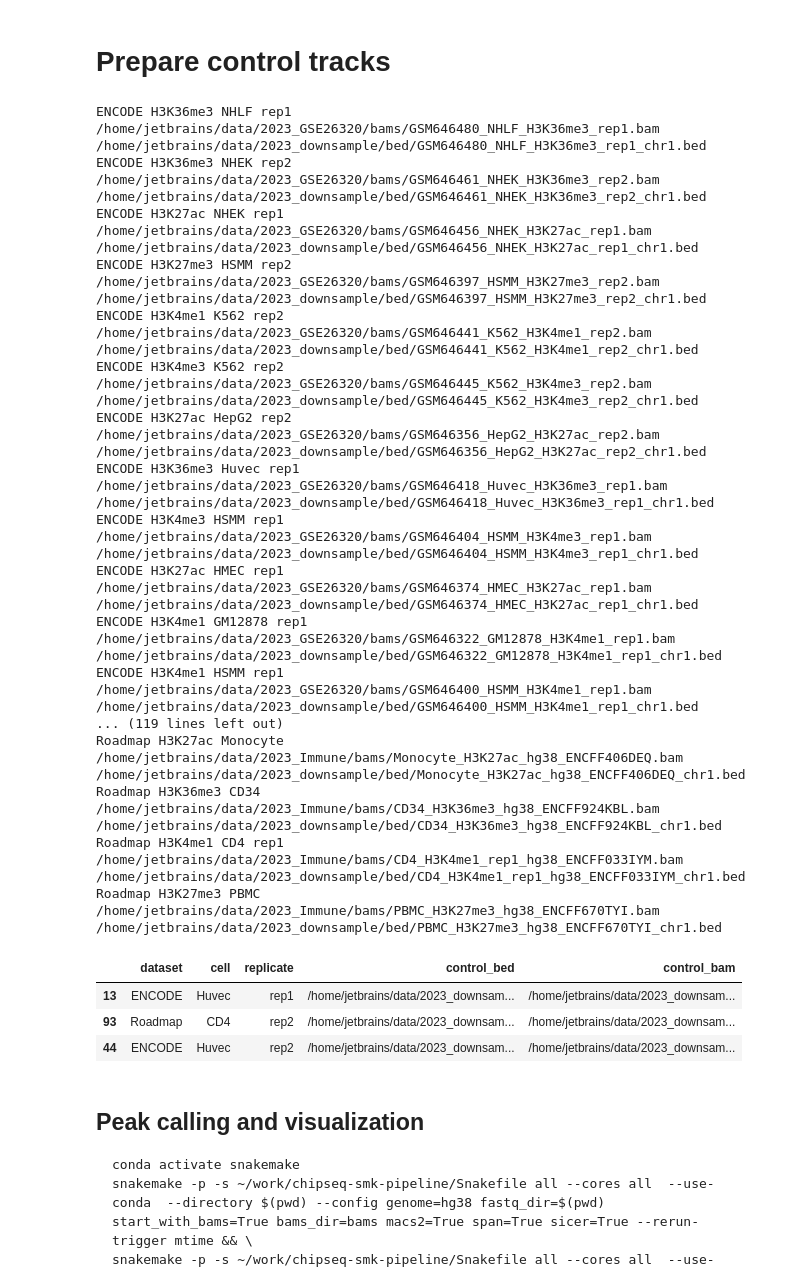
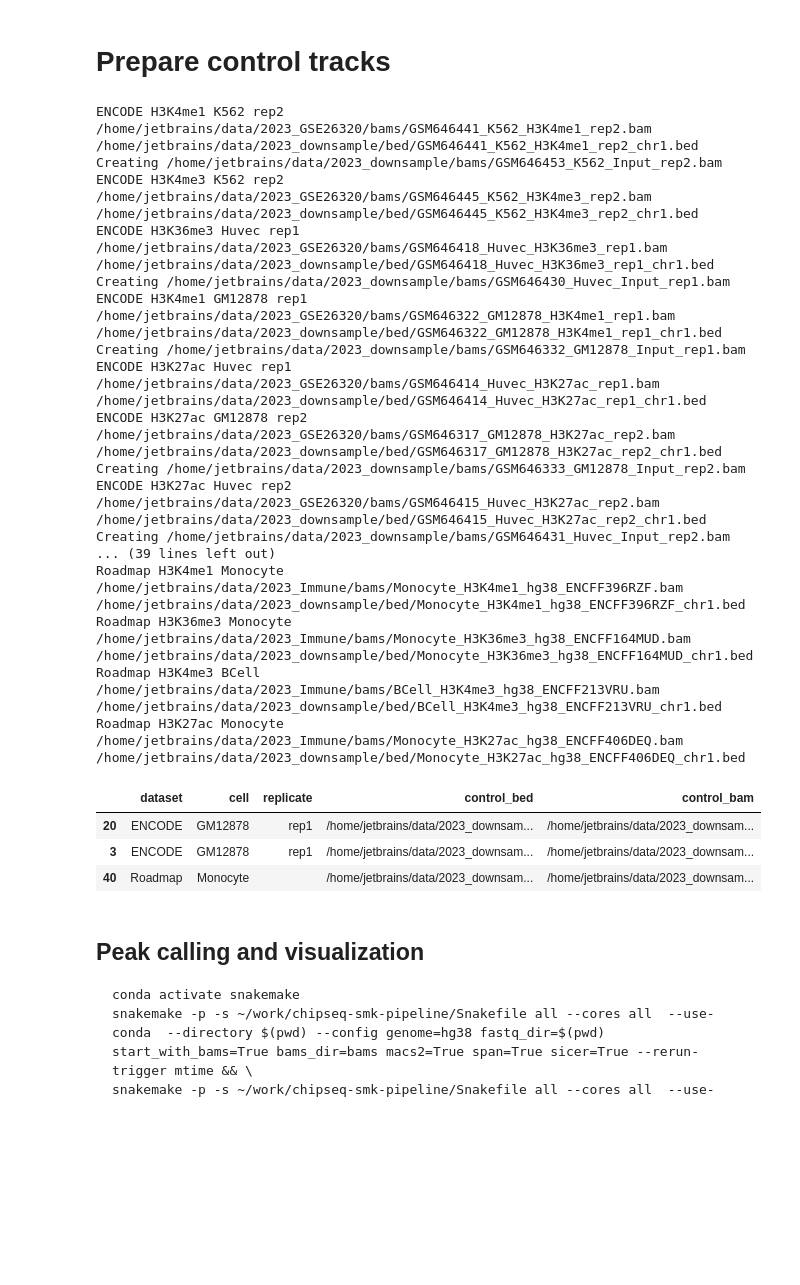
Before and after one commit to JetBrains-Research/peak-callers-analysis, a Jupyter notebook: 2023 - downsample_mix.ipynb, the cells around one changed output. Cells and saved outputs as stored; diff of their text form; code cells hidden in the pictures; blank space fills up the shorter version.

```diff
--- a/2023 - downsample_mix.ipynb
+++ b/2023 - downsample_mix.ipynb
@@ -258,8 +258,12 @@ DOWNSAMPLE_FRACTIONS = [0.7, 0.5, 0.2, 0.1]
 ! mkdir -p {DOWNSAMPLE_DIR}/bed
 
 beds = []
-for bam_file in tqdm(df_bam_beds['bam_file']):
+for _, (c, bam_file) in tqdm(df_bam_beds[['cell', 'bam_file']].iterrows()):
     bed_file = f'{DOWNSAMPLE_DIR}/bed/{os.path.basename(bam_file).replace(".bam", "_chr1.bed")}'
+    # Limit cells
+    if c not in ['GM12878', 'K562', 'Huvec', 'TCell', 'BCell', 'Monocyte']:
+        beds.append(bed_file)
+        continue
     print(bed_file)
     beds.append(bed_file)
     tab = '\t'
@@ -350,10 +354,14 @@ Signal /home/jetbrains/data/2023_downsample/bed/PBMC_H3K27me3_hg38_ENCFF670TYI_c
 # %% [markdown]
 # Prepare control tracks
 # %%
+! mkdir -p {DOWNSAMPLE_DIR}/bams
 controls = []
 
 for _, (ds, m, c, r, bam_file, bed_file) in tqdm(
         df_bam_beds[['dataset', 'modification', 'cell', 'replicate', 'bam_file', 'bed_file']].iterrows()):
+    # Limit cells
+    if c not in ['GM12878', 'K562', 'Huvec', 'TCell', 'BCell', 'Monocyte']:
+        continue
     print(ds, m, c, r, bam_file, bed_file)
     t = df_bams[(df_bams['dataset'] == ds) & (df_bams['modification'] == 'Control') & (df_bams['cell'] == c)]
     tr = t[t['replicate'] == r]
@@ -362,48 +370,48 @@ for _, (ds, m, c, r, bam_file, bed_file) in tqdm(
         control_bam = tr['bam_file'].values[0]
     elif len(t) == 1:
         control_bam = t['bam_file'].values[0]
     if control_bam is None:
         print('No control', ds, m, c, r)
         display(t)
         continue
 
     control_name = os.path.basename(control_bam)
     control_bed = f'{DOWNSAMPLE_DIR}/bed/{control_name.replace(".bam", "_chr1.bed")}'
     tab = '\t'
     if not os.path.exists(control_bed):
         print(f'Creating {control_bed}')
         ! bamToBed -i {control_bam} | grep "chr1{tab}" > {control_bed}
     control_bam = f'{DOWNSAMPLE_DIR}/bams/{control_name}'
     if not os.path.exists(control_bam):
         print(f'Creating {control_bam}')
         ! bedToBam -i {control_bed} -g {DOWNSAMPLE_DIR}/hg38.chrom.sizes > {control_bam}
     controls.append((ds, c, r, control_bed, control_bam))
 
 df_controls = pd.DataFrame(controls, columns=['dataset', 'cell', 'replicate', 'control_bed', 'control_bam'])
 del controls
 df_controls.sample(3)
 # %% [output]
-ENCODE H3K36me3 NHLF rep1 /home/jetbrains/data/2023_GSE26320/bams/GSM646480_NHLF_H3K36me3_rep1.bam /home/jetbrains/data/2023_downsample/bed/GSM646480_NHLF_H3K36me3_rep1_chr1.bed
-ENCODE H3K36me3 NHEK rep2 /home/jetbrains/data/2023_GSE26320/bams/GSM646461_NHEK_H3K36me3_rep2.bam /home/jetbrains/data/2023_downsample/bed/GSM646461_NHEK_H3K36me3_rep2_chr1.bed
-ENCODE H3K27ac NHEK rep1 /home/jetbrains/data/2023_GSE26320/bams/GSM646456_NHEK_H3K27ac_rep1.bam /home/jetbrains/data/2023_downsample/bed/GSM646456_NHEK_H3K27ac_rep1_chr1.bed
-ENCODE H3K27me3 HSMM rep2 /home/jetbrains/data/2023_GSE26320/bams/GSM646397_HSMM_H3K27me3_rep2.bam /home/jetbrains/data/2023_downsample/bed/GSM646397_HSMM_H3K27me3_rep2_chr1.bed
 ENCODE H3K4me1 K562 rep2 /home/jetbrains/data/2023_GSE26320/bams/GSM646441_K562_H3K4me1_rep2.bam /home/jetbrains/data/2023_downsample/bed/GSM646441_K562_H3K4me1_rep2_chr1.bed
+Creating /home/jetbrains/data/2023_downsample/bams/GSM646453_K562_Input_rep2.bam
 ENCODE H3K4me3 K562 rep2 /home/jetbrains/data/2023_GSE26320/bams/GSM646445_K562_H3K4me3_rep2.bam /home/jetbrains/data/2023_downsample/bed/GSM646445_K562_H3K4me3_rep2_chr1.bed
-ENCODE H3K27ac HepG2 rep2 /home/jetbrains/data/2023_GSE26320/bams/GSM646356_HepG2_H3K27ac_rep2.bam /home/jetbrains/data/2023_downsample/bed/GSM646356_HepG2_H3K27ac_rep2_chr1.bed
 ENCODE H3K36me3 Huvec rep1 /home/jetbrains/data/2023_GSE26320/bams/GSM646418_Huvec_H3K36me3_rep1.bam /home/jetbrains/data/2023_downsample/bed/GSM646418_Huvec_H3K36me3_rep1_chr1.bed
-ENCODE H3K4me3 HSMM rep1 /home/jetbrains/data/2023_GSE26320/bams/GSM646404_HSMM_H3K4me3_rep1.bam /home/jetbrains/data/2023_downsample/bed/GSM646404_HSMM_H3K4me3_rep1_chr1.bed
-ENCODE H3K27ac HMEC rep1 /home/jetbrains/data/2023_GSE26320/bams/GSM646374_HMEC_H3K27ac_rep1.bam /home/jetbrains/data/2023_downsample/bed/GSM646374_HMEC_H3K27ac_rep1_chr1.bed
+Creating /home/jetbrains/data/2023_downsample/bams/GSM646430_Huvec_Input_rep1.bam
 ENCODE H3K4me1 GM12878 rep1 /home/jetbrains/data/2023_GSE26320/bams/GSM646322_GM12878_H3K4me1_rep1.bam /home/jetbrains/data/2023_downsample/bed/GSM646322_GM12878_H3K4me1_rep1_chr1.bed
-ENCODE H3K4me1 HSMM rep1 /home/jetbrains/data/2023_GSE26320/bams/GSM646400_HSMM_H3K4me1_rep1.bam /home/jetbrains/data/2023_downsample/bed/GSM646400_HSMM_H3K4me1_rep1_chr1.bed
-... (119 lines left out)
+Creating /home/jetbrains/data/2023_downsample/bams/GSM646332_GM12878_Input_rep1.bam
+ENCODE H3K27ac Huvec rep1 /home/jetbrains/data/2023_GSE26320/bams/GSM646414_Huvec_H3K27ac_rep1.bam /home/jetbrains/data/2023_downsample/bed/GSM646414_Huvec_H3K27ac_rep1_chr1.bed
+ENCODE H3K27ac GM12878 rep2 /home/jetbrains/data/2023_GSE26320/bams/GSM646317_GM12878_H3K27ac_rep2.bam /home/jetbrains/data/2023_downsample/bed/GSM646317_GM12878_H3K27ac_rep2_chr1.bed
+Creating /home/jetbrains/data/2023_downsample/bams/GSM646333_GM12878_Input_rep2.bam
+ENCODE H3K27ac Huvec rep2 /home/jetbrains/data/2023_GSE26320/bams/GSM646415_Huvec_H3K27ac_rep2.bam /home/jetbrains/data/2023_downsample/bed/GSM646415_Huvec_H3K27ac_rep2_chr1.bed
+Creating /home/jetbrains/data/2023_downsample/bams/GSM646431_Huvec_Input_rep2.bam
+... (39 lines left out)
+Roadmap H3K4me1 Monocyte  /home/jetbrains/data/2023_Immune/bams/Monocyte_H3K4me1_hg38_ENCFF396RZF.bam /home/jetbrains/data/2023_downsample/bed/Monocyte_H3K4me1_hg38_ENCFF396RZF_chr1.bed
+Roadmap H3K36me3 Monocyte  /home/jetbrains/data/2023_Immune/bams/Monocyte_H3K36me3_hg38_ENCFF164MUD.bam /home/jetbrains/data/2023_downsample/bed/Monocyte_H3K36me3_hg38_ENCFF164MUD_chr1.bed
+Roadmap H3K4me3 BCell  /home/jetbrains/data/2023_Immune/bams/BCell_H3K4me3_hg38_ENCFF213VRU.bam /home/jetbrains/data/2023_downsample/bed/BCell_H3K4me3_hg38_ENCFF213VRU_chr1.bed
 Roadmap H3K27ac Monocyte  /home/jetbrains/data/2023_Immune/bams/Monocyte_H3K27ac_hg38_ENCFF406DEQ.bam /home/jetbrains/data/2023_downsample/bed/Monocyte_H3K27ac_hg38_ENCFF406DEQ_chr1.bed
-Roadmap H3K36me3 CD34  /home/jetbrains/data/2023_Immune/bams/CD34_H3K36me3_hg38_ENCFF924KBL.bam /home/jetbrains/data/2023_downsample/bed/CD34_H3K36me3_hg38_ENCFF924KBL_chr1.bed
-Roadmap H3K4me1 CD4 rep1 /home/jetbrains/data/2023_Immune/bams/CD4_H3K4me1_rep1_hg38_ENCFF033IYM.bam /home/jetbrains/data/2023_downsample/bed/CD4_H3K4me1_rep1_hg38_ENCFF033IYM_chr1.bed
-Roadmap H3K27me3 PBMC  /home/jetbrains/data/2023_Immune/bams/PBMC_H3K27me3_hg38_ENCFF670TYI.bam /home/jetbrains/data/2023_downsample/bed/PBMC_H3K27me3_hg38_ENCFF670TYI_chr1.bed
 |  | dataset | cell | replicate | control_bed | control_bam |
-| 13 | ENCODE | Huvec | rep1 | /home/jetbrains/data/2023_downsam... | /home/jetbrains/data/2023_downsam... |
-| 93 | Roadmap | CD4 | rep2 | /home/jetbrains/data/2023_downsam... | /home/jetbrains/data/2023_downsam... |
-| 44 | ENCODE | Huvec | rep2 | /home/jetbrains/data/2023_downsam... | /home/jetbrains/data/2023_downsam... |
+| 20 | ENCODE | GM12878 | rep1 | /home/jetbrains/data/2023_downsam... | /home/jetbrains/data/2023_downsam... |
+| 3 | ENCODE | GM12878 | rep1 | /home/jetbrains/data/2023_downsam... | /home/jetbrains/data/2023_downsam... |
+| 40 | Roadmap | Monocyte |  | /home/jetbrains/data/2023_downsam... | /home/jetbrains/data/2023_downsam... |
 # %% [markdown]
 ## Peak calling and visualization
 
```
Also changed, not shown: parts of 14 cells of this notebook.
